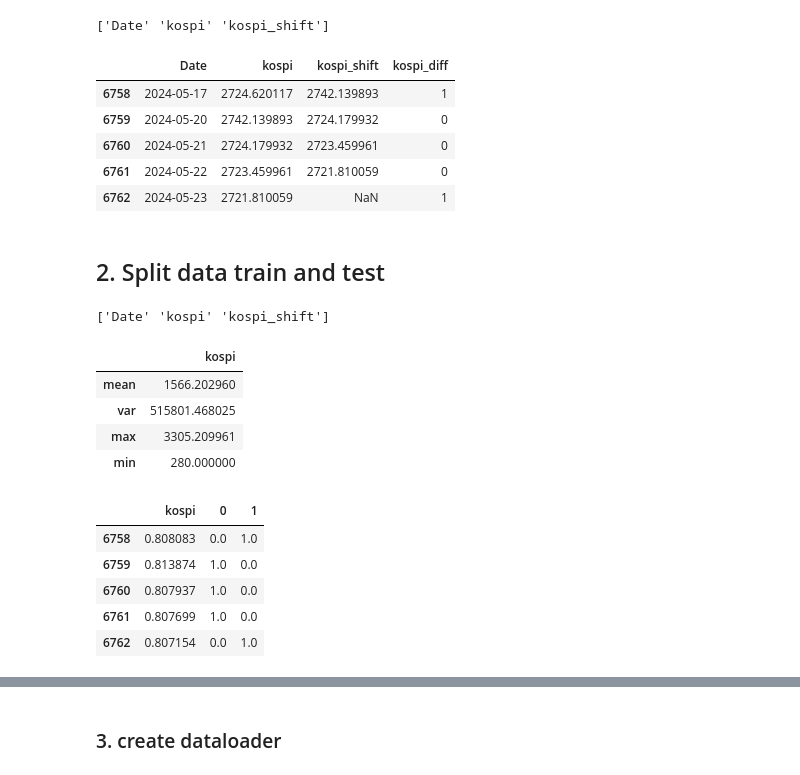
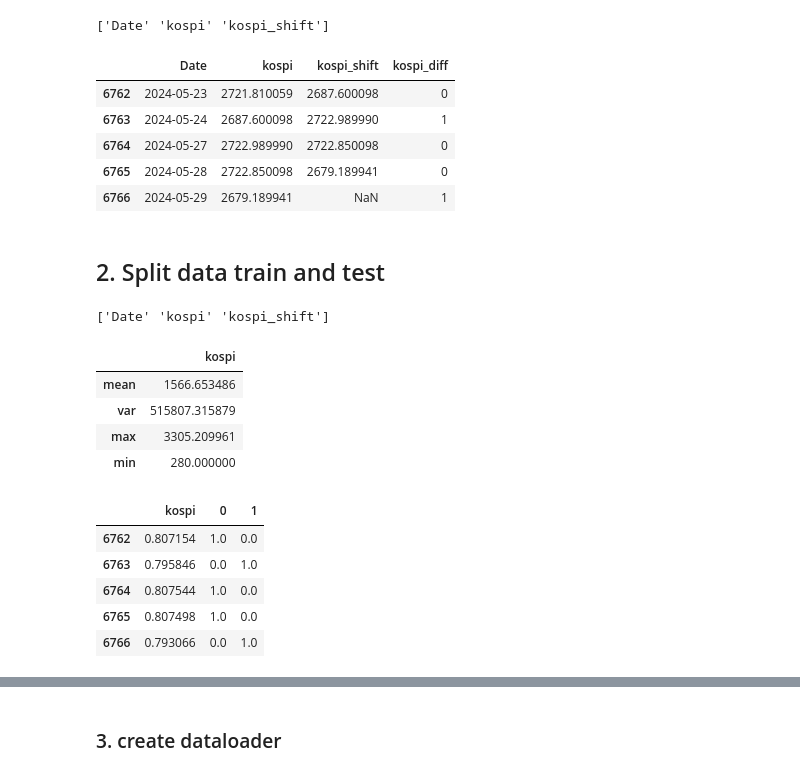
Before and after one commit to alan-kwak/CAIO6_team11, a Jupyter notebook: transformer_cls_token_kospi_only_1970_window_input.ipynb, the cells around one changed output, grey strips where cells are left out. Saved outputs shown, nothing was run; the diff lists cells and outputs as text; code cells hidden in the pictures.

```diff
--- a/transformer_cls_token_kospi_only_1970_window_input.ipynb
+++ b/transformer_cls_token_kospi_only_1970_window_input.ipynb
@@ -27,8 +27,5 @@ df.tail()
 # %%
-df = df.loc[:, ['Date', 'Adj Close']]
 df['kospi_shift'] = df['Adj Close'].shift(-1)
-df.columns = ['Date', 'kospi', 'kospi_shift']
-
 df.head()
 # %% [output]
 |  | Date | kospi | kospi_shift |
@@ -48,11 +45,11 @@ df['kospi_diff'] = df['kospi_diff'].apply(lambda x: 0 if x < 0 else 1)
 df.tail()
 # %% [output]
 |  | Date | kospi | kospi_shift | kospi_diff |
-| 6758 | 2024-05-17 | 2724.620117 | 2742.139893 | 1 |
-| 6759 | 2024-05-20 | 2742.139893 | 2724.179932 | 0 |
-| 6760 | 2024-05-21 | 2724.179932 | 2723.459961 | 0 |
-| 6761 | 2024-05-22 | 2723.459961 | 2721.810059 | 0 |
-| 6762 | 2024-05-23 | 2721.810059 | NaN | 1 |
+| 6762 | 2024-05-23 | 2721.810059 | 2687.600098 | 0 |
+| 6763 | 2024-05-24 | 2687.600098 | 2722.989990 | 1 |
+| 6764 | 2024-05-27 | 2722.989990 | 2722.850098 | 0 |
+| 6765 | 2024-05-28 | 2722.850098 | 2679.189941 | 0 |
+| 6766 | 2024-05-29 | 2679.189941 | NaN | 1 |
 # %%
 # df = df.drop(['kospi_shift'], axis=1)
 # df.tail()
@@ -73,45 +70,36 @@ df_train = df.iloc[:int(len(df) * TRAIN_TEST_SPLIT), :]
 df_test = df.iloc[int(len(df) * TRAIN_TEST_SPLIT): , :]
 # print(df_train.tail())
 # print(df_test.head())
-print(col_names)
-
 scale_params = pd.DataFrame(index=['mean', 'var', 'max', 'min'])
-# print(scale_params)
-for i in col_names[1:-1]:
-    # print(df_train[i])
+for i in col_names[1:]:
     scale_params[i] = [df_train[i].mean(), df_train[i].var(), df_train[i].max(), df_train[i].min()]
 scale_params
 # %% [output]
 ['Date' 'kospi' 'kospi_shift']
 |  | kospi |
-| mean | 1566.202960 |
-| var | 515801.468025 |
+| mean | 1566.653486 |
+| var | 515807.315879 |
 | max | 3305.209961 |
 | min | 280.000000 |
 # %%
 # scaling
 train_data = pd.DataFrame()
 test_data = pd.DataFrame()
-col_range = col_names[1:-1]
-# col_range = ['currency', 'kospi']
 if SCALER == 'MINMAX':
-    for i in col_range:
+    for i in col_names[1:]:
         train_data[i] = df_train[i].apply(lambda x: (x - scale_params.loc['min', i])/(scale_params.loc['max', i] - scale_params.loc['min', i]))
         test_data[i] = df_test[i].apply(lambda x: (x - scale_params.loc['min', i])/(scale_params.loc['max', i] - scale_params.loc['min', i]))
 elif SCALER == 'NORMAL':
-    for i in col_range:
+    for i in col_names[1:]:
         train_data[i] = df_train[i].apply(lambda x: (x - scale_params.loc['mean', i])/scale_params.loc['var', i])
         test_data[i] = df_test[i].apply(lambda x: (x - scale_params.loc['mean', i])/scale_params.loc['var', i])
-train_data = pd.concat([train_data['kospi'], pd.get_dummies(df_train['kospi_diff'].astype('str')).astype('float')], axis=1)
-# test_data['kospi_diff'] = df_test['kospi_diff']
-test_data = pd.concat([test_data['kospi'], pd.get_dummies(df_test['kospi_diff'].astype('str')).astype('float')], axis=1)
 test_data.tail()
 # %% [output]
 |  | kospi | 0 | 1 |
-| 6758 | 0.808083 | 0.0 | 1.0 |
-| 6759 | 0.813874 | 1.0 | 0.0 |
-| 6760 | 0.807937 | 1.0 | 0.0 |
-| 6761 | 0.807699 | 1.0 | 0.0 |
-| 6762 | 0.807154 | 0.0 | 1.0 |
+| 6762 | 0.807154 | 1.0 | 0.0 |
+| 6763 | 0.795846 | 0.0 | 1.0 |
+| 6764 | 0.807544 | 1.0 | 0.0 |
+| 6765 | 0.807498 | 1.0 | 0.0 |
+| 6766 | 0.793066 | 0.0 | 1.0 |
 # %%
 class StockDataset(Dataset):
```
Also changed, not shown: parts of 6 cells of this notebook, 1 other file.
